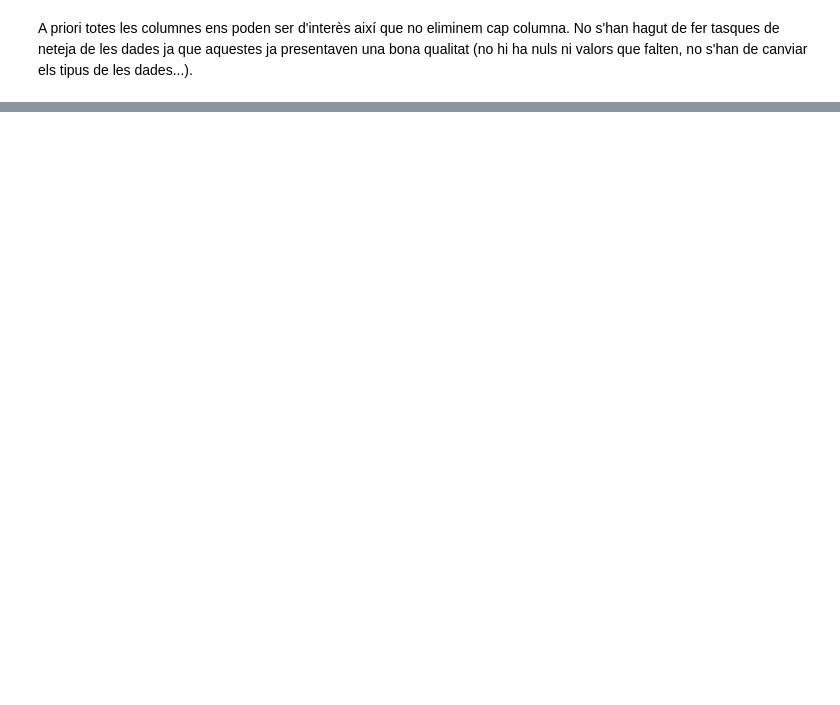
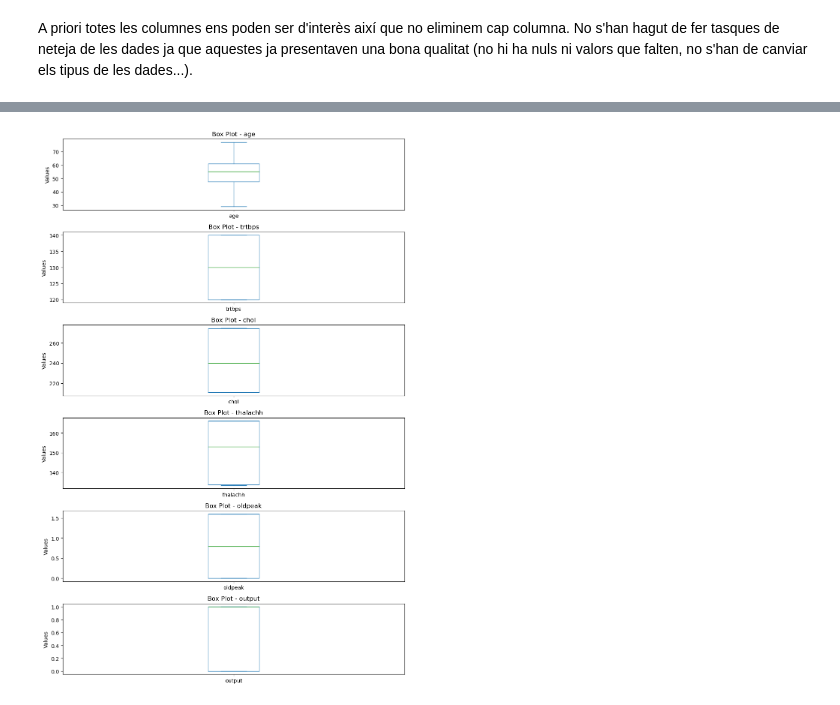
Before and after one commit to sercres/pra2_tipologia, a Jupyter notebook: code/pauconstans_screspia_PRA2.ipynb, the cells around one changed output, grey strips where cells are left out. Saved outputs shown, nothing was run; the diff lists cells and outputs as text; code cells hidden in the pictures; blank space fills up the shorter version.

```diff
--- a/code/pauconstans_screspia_PRA2.ipynb
+++ b/code/pauconstans_screspia_PRA2.ipynb
@@ -132,0 +214,28 @@ A priori totes les columnes ens poden ser d'interès així que no eliminem cap c
+# %%
+## Pel que estic veient, potser és millor no tractar els outliers, o com a mínim
+## no fer-ho com ho hem fet
+
+cols_outliers = ['trtbps', 'chol', 'thalachh', 'oldpeak']
+def treat_outliers(colum):
+    values = df[column].values
+    q3 = np.percentile(values, 75)
+    q1 = np.percentile(values, 25)
+
+    df[column] = np.where(df[column] > q3, q3, df[column])
+    df[column] = np.where(df[column] < q1, q1, df[column])
+
+for column in cols_outliers:
+    treat_outliers(column)
+# %%
+fig, axs = plt.subplots(len(cols_num_out), figsize=(10, 15))
+
+for i, column in enumerate(cols_num_out):
+    df[column].plot(kind='box', ax=axs[i])
+
+    axs[i].set_title(f'Box Plot - {column}')
+    axs[i].set_ylabel('Values')
+
+plt.tight_layout()
+plt.show()
+# %% [output]
+[figure, added]
```
Also changed, not shown: parts of 35 cells of this notebook.
